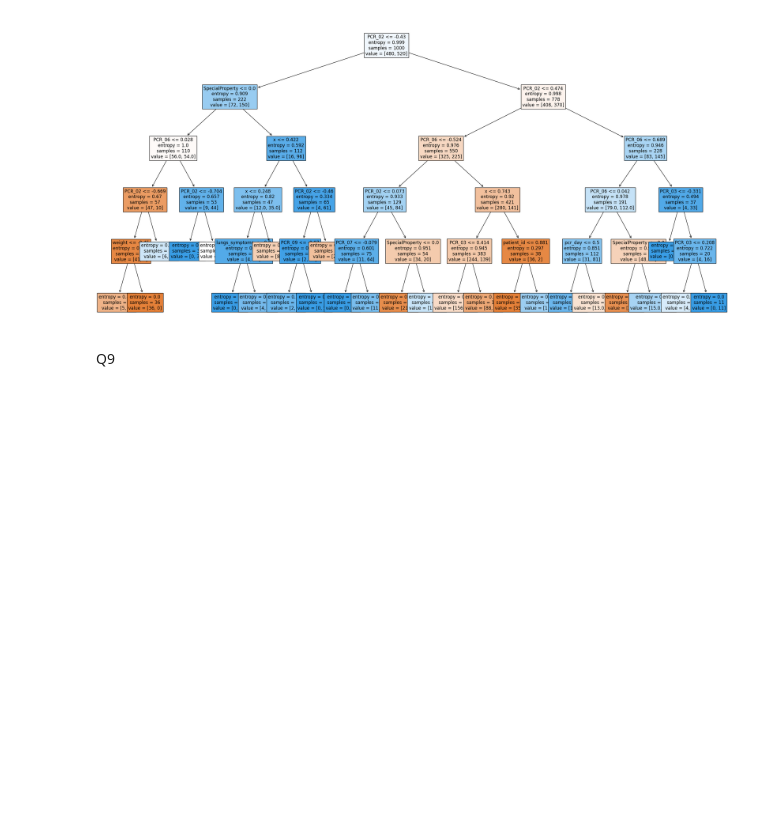
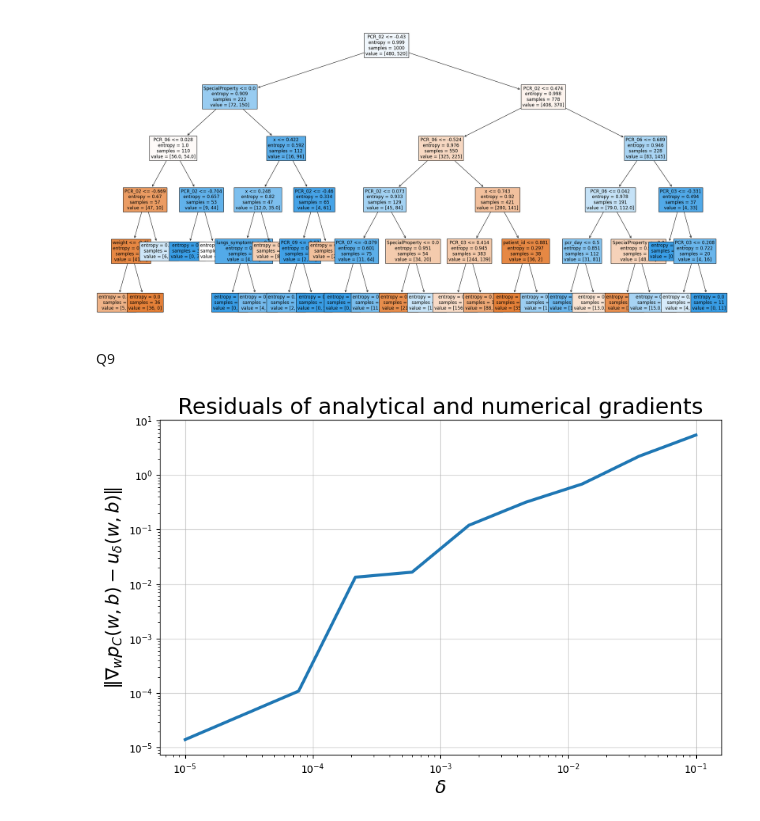
Before and after one commit to mayagel/mlhw2wet, a Jupyter notebook: Copy_of_Untitled1.ipynb, the cells around one changed output. Drawn from its saved outputs; the diff is of its cells as text; code cells hidden in the pictures; blank space fills up the shorter version.

```diff
--- a/Copy_of_Untitled1.ipynb
+++ b/Copy_of_Untitled1.ipynb
@@ -428,7 +428,7 @@ class SoftSVM(BaseEstimator, ClassifierMixin):
 
 
         norm = np.linalg.norm(w)
-        loss = norm ** 2 + C * np.sum(np.maximum(0, 1 - hinge_inputs))
+        loss = (norm ** 2) + C * np.sum(np.maximum(np.zeros_like(hinge_inputs), 1 - hinge_inputs))
 
         return loss
 
@@ -447,10 +447,18 @@ class SoftSVM(BaseEstimator, ClassifierMixin):
         # : calculate the analytical sub-gradient of soft-SVM w.r.t w and b
         # g_w = 2 * w + C * np.sum(-X * y.reshape(-1, 1) * (X.dot(w) + b) < 1, axis=0)
         g_w =  np.multiply(2, w)
-        g_b = 0.0
-        if np.multiply((np.sum(X.dot(w), b)), y )< 1:
-            g_w += np.multiply(C , np.sum(np.multiply(-X, y.reshape(-1, 1), axis=0)))
-            g_b = np.multiply(C, np.sum(-y))
+        Y = y.reshape(-1, 1)
+
+        margins = (X.dot(w) + b).reshape(-1, 1)
+        hinge_inputs = np.multiply(margins, y.reshape(-1, 1))
+
+        f_res = np.where(np.greater_equal(hinge_inputs, 1), 0, -1)
+
+        sum_fy = np.sum(np.multiply(f_res, Y), axis=0)
+        sum_fyx = np.sum(np.multiply(np.multiply(f_res, X), Y), axis=0)
+
+        g_w = 2 * w + C * sum_fyx
+        g_b = C * sum_fy
 
         return g_w, g_b
 
@@ -526,0 +581,4 @@ class SoftSVM(BaseEstimator, ClassifierMixin):
+# %%
+compare_gradients(X_train[['PCR_01', 'PCR_03']].to_numpy(), y_train['spread'].to_numpy(), deltas=np.logspace(-5, -1, 10))
+# %% [output]
+[figure, added]
```
Also changed, not shown: parts of 2 cells of this notebook.
